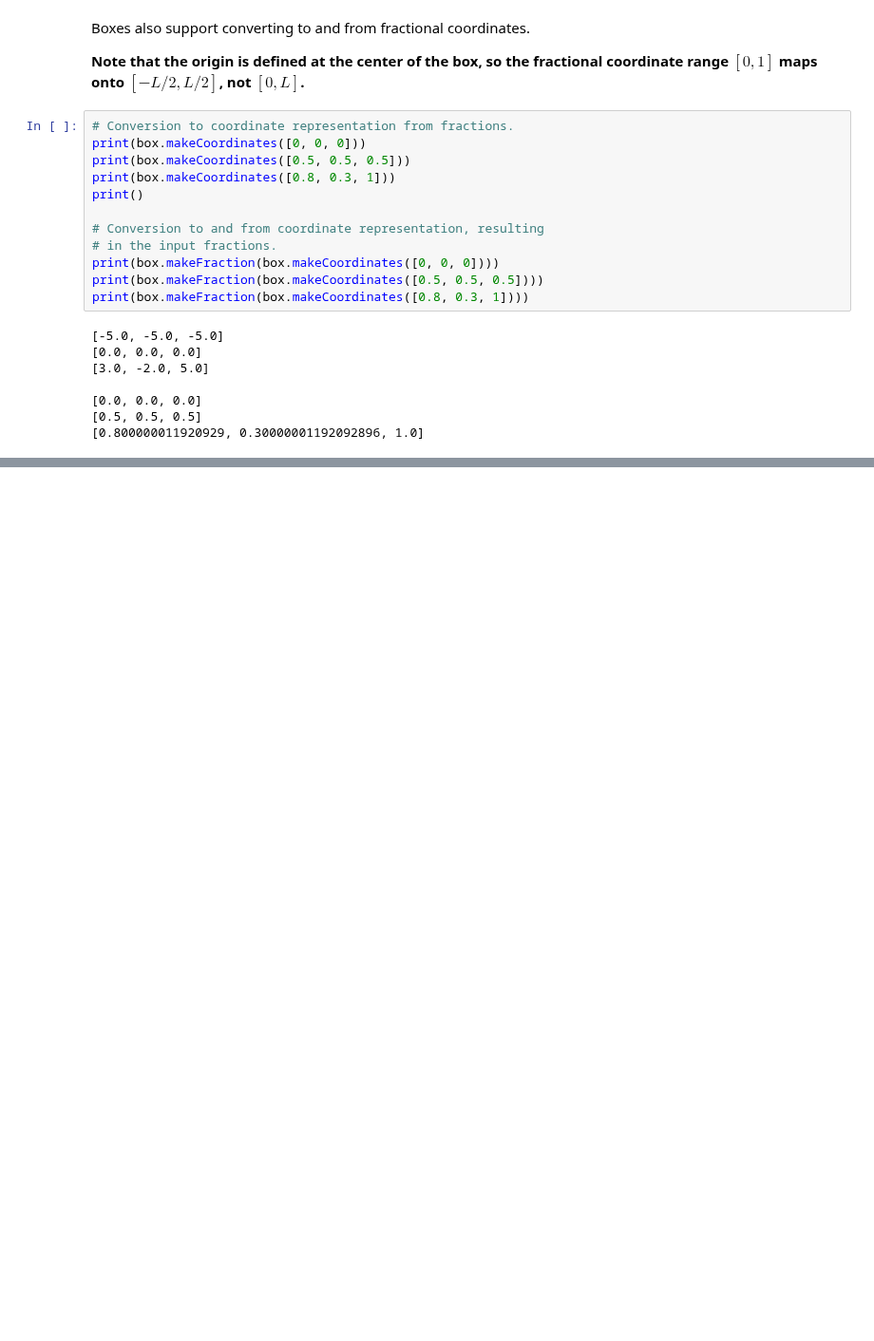
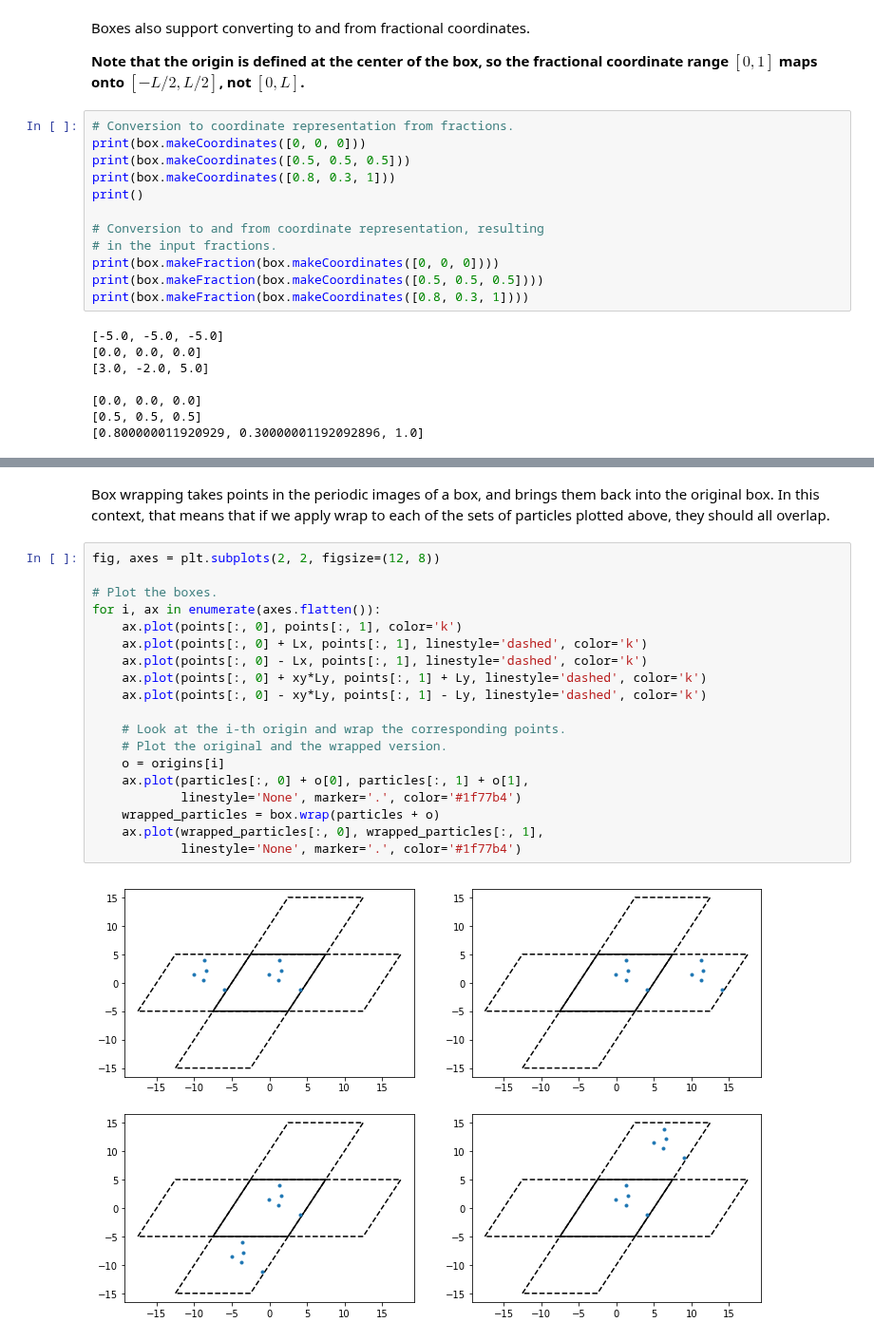
Before and after one commit to glotzerlab/freud-examples, a Jupyter notebook: Box.ipynb, the cells around one changed output, grey strips where cells are left out. Shown at 95% size. Cells and saved outputs as stored; diff of their text form; blank space fills up the shorter version.

```diff
--- a/Box.ipynb
+++ b/Box.ipynb
@@ -246,0 +317,24 @@ print(box.makeFraction(box.makeCoordinates([0.8, 0.3, 1])))
+# %% [markdown]
+Box wrapping takes points in the periodic images of a box, and brings them back into the original box.
+In this context, that means that if we apply wrap to each of the sets of particles plotted above, they should all overlap.
+# %%
+fig, axes = plt.subplots(2, 2, figsize=(12, 8))
+
+# Plot the boxes.
+for i, ax in enumerate(axes.flatten()):
+    ax.plot(points[:, 0], points[:, 1], color='k')
+    ax.plot(points[:, 0] + Lx, points[:, 1], linestyle='dashed', color='k')
+    ax.plot(points[:, 0] - Lx, points[:, 1], linestyle='dashed', color='k')
+    ax.plot(points[:, 0] + xy*Ly, points[:, 1] + Ly, linestyle='dashed', color='k')
+    ax.plot(points[:, 0] - xy*Ly, points[:, 1] - Ly, linestyle='dashed', color='k')
+
+    # Look at the i-th origin and wrap the corresponding points.
+    # Plot the original and the wrapped version.
+    o = origins[i]
+    ax.plot(particles[:, 0] + o[0], particles[:, 1] + o[1],
+            linestyle='None', marker='.', color='#1f77b4')
+    wrapped_particles = box.wrap(particles + o)
+    ax.plot(wrapped_particles[:, 0], wrapped_particles[:, 1],
+            linestyle='None', marker='.', color='#1f77b4')
+# %% [output]
+[figure, added]
```
Also changed, not shown: parts of 11 cells of this notebook.
